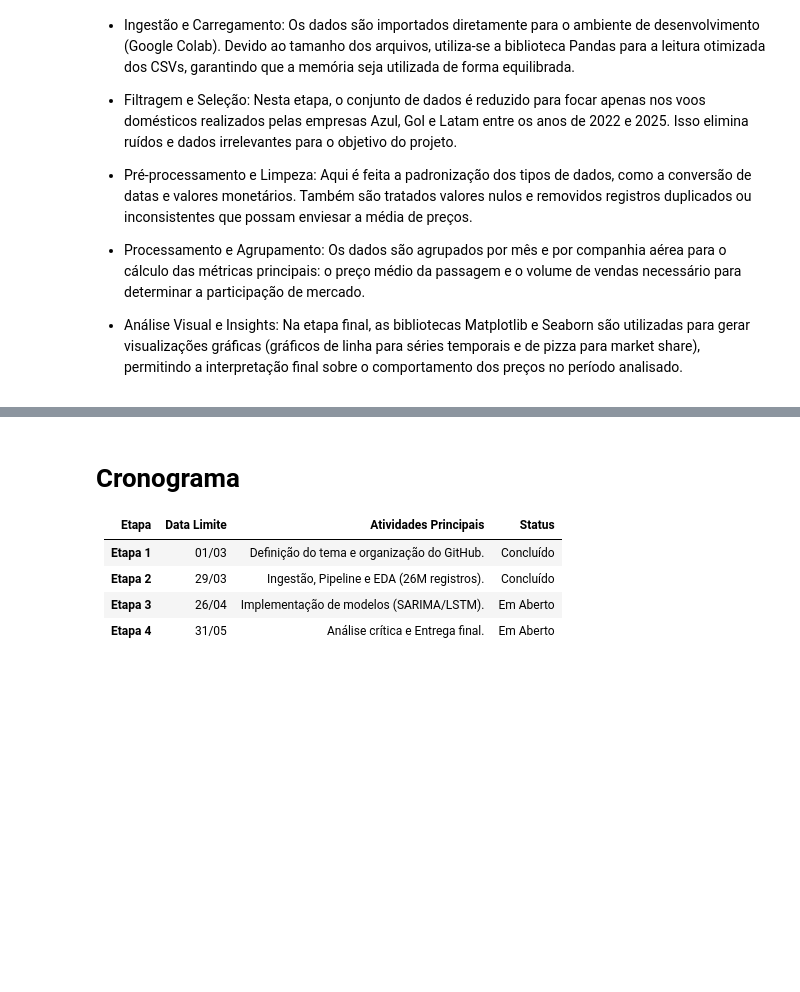
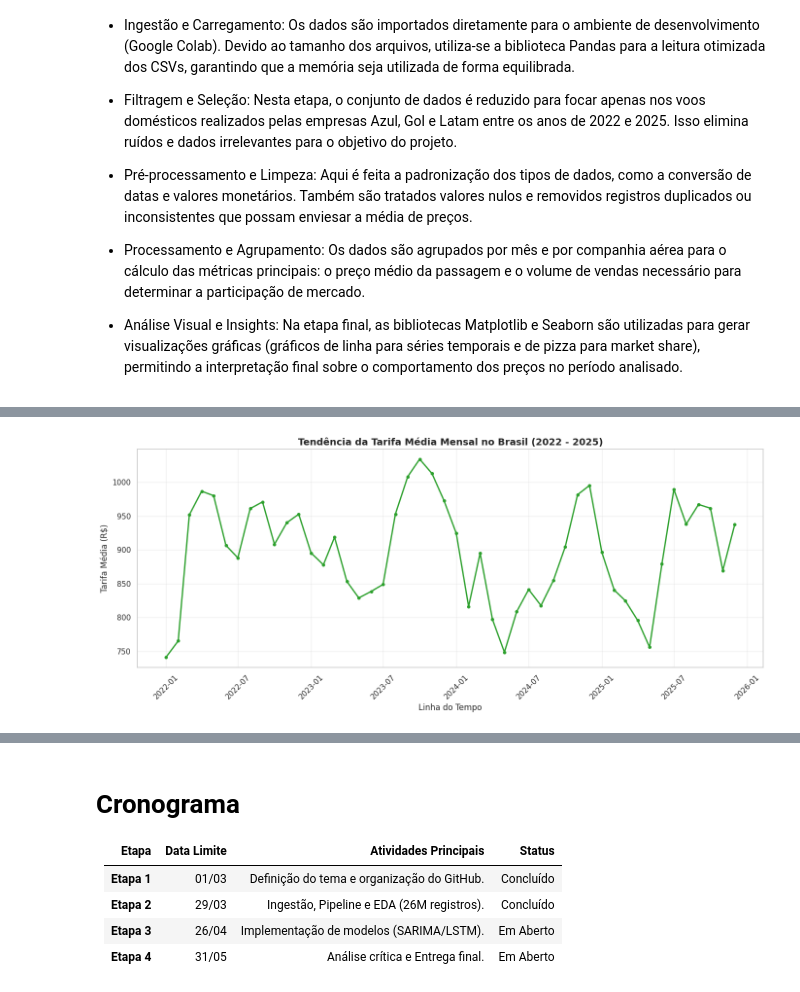
Before and after one commit to Flavio-98/cdProjetoAplicadoIV, a Jupyter notebook: projeto/cd_projeto_aplicado_IV_etapa_2.ipynb, the cells around one changed output, grey strips where cells are left out. Saved outputs shown, nothing was run; the diff lists cells and outputs as text; code cells hidden in the pictures; blank space fills up the shorter version.

```diff
--- a/projeto/cd_projeto_aplicado_IV_etapa_2.ipynb
+++ b/projeto/cd_projeto_aplicado_IV_etapa_2.ipynb
@@ -227,0 +85,12 @@ plt.show()
+# %%
+import pandas as pd
+import numpy as np
+import zipfile
+import os
+import matplotlib.pyplot as plt
+import seaborn as sns
+from google.colab import drive
+
+drive.mount('/content/drive')
+
+caminho_pasta = '/content/drive/MyDrive/Projeto_anac/'
@@ -227,0 +99,14 @@ plt.show()
+# %%
+arquivos_zips = [f for f in os.listdir(caminho_pasta) if f.lower().endswith('.zip')]
+
+primeiro_zip = os.path.join(caminho_pasta, arquivos_zips[0])
+
+with zipfile.ZipFile(primeiro_zip, 'r') as z:
+    primeiro_csv = z.namelist()[0]
+    with z.open(primeiro_csv) as f:
+        amostra = pd.read_csv(f, sep=';', encoding='latin1', nrows=5)
+
+print(f"Arquivo analisado: {primeiro_csv}")
+print("\nColunas encontradas:")
+print(amostra.columns.tolist())
+display(amostra.head())
@@ -227,0 +204,18 @@ plt.show()
+# %%
+df_completo['data'] = pd.to_datetime(df_completo['ano'].astype(str) + '-' + df_completo['mes'].astype(str) + '-01')
+
+serie_temporal = df_completo.groupby('data')['tarifa'].mean()
+
+plt.figure(figsize=(14, 6))
+plt.plot(serie_temporal.index, serie_temporal.values, color='#2ca02c', marker='o', linestyle='-', linewidth=2, markersize=4)
+
+plt.title('Tendência da Tarifa Média Mensal no Brasil (2022 - 2025)', fontsize=14, fontweight='bold')
+plt.ylabel('Tarifa Média (R$)', fontsize=12)
+plt.xlabel('Linha do Tempo', fontsize=12)
+plt.grid(True, alpha=0.3)
+
+plt.xticks(rotation=45)
+plt.tight_layout()
+plt.show()
+# %% [output]
+[figure, added]
```
Also changed, not shown: parts of 11 cells of this notebook.
